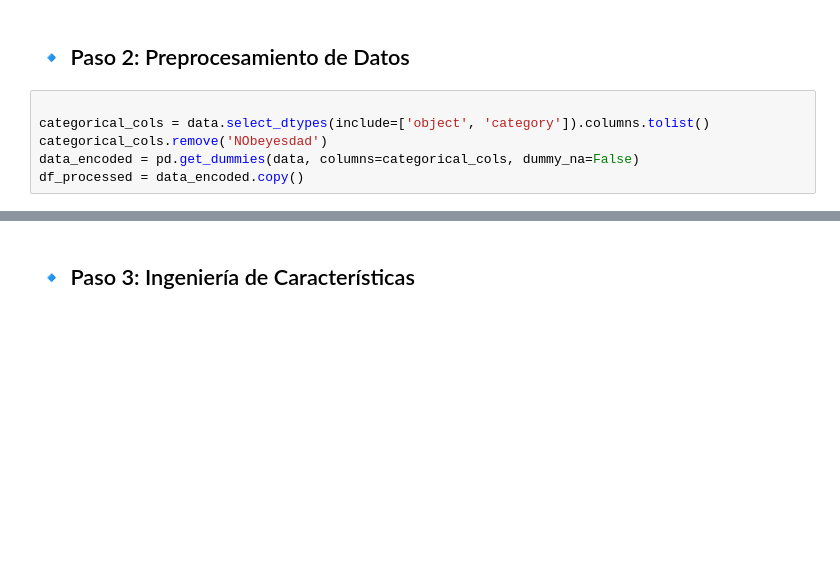
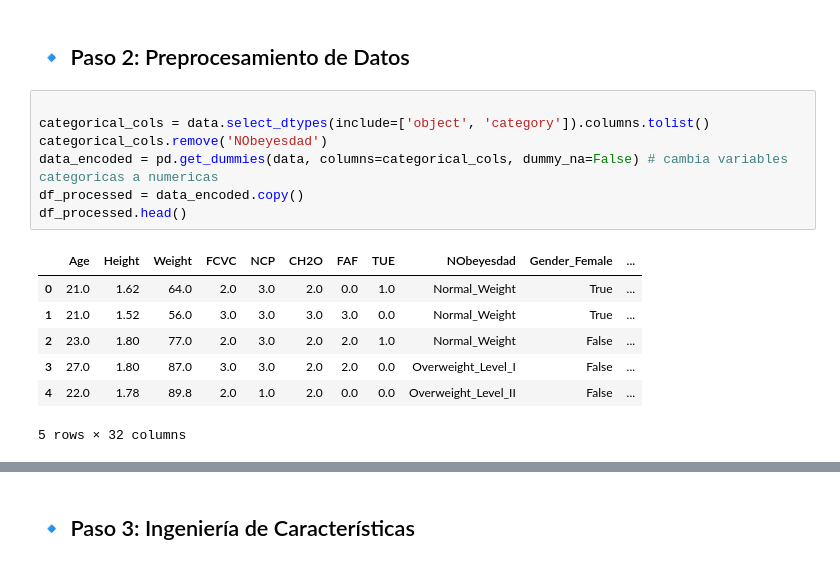
Before and after one commit to JohnReyes02/Talento_tech, a Jupyter notebook: Proyecto/2_Colab/obesidad_clasificacion_notebook.ipynb, the cells around one changed output, grey strips where cells are left out. Drawn from its saved outputs; the diff is of its cells as text; blank space fills up the shorter version.

```diff
--- a/Proyecto/2_Colab/obesidad_clasificacion_notebook.ipynb
+++ b/Proyecto/2_Colab/obesidad_clasificacion_notebook.ipynb
@@ -32,6 +39,15 @@ display(data.head())
 # %%
 
 categorical_cols = data.select_dtypes(include=['object', 'category']).columns.tolist()
 categorical_cols.remove('NObeyesdad')
-data_encoded = pd.get_dummies(data, columns=categorical_cols, dummy_na=False)
+data_encoded = pd.get_dummies(data, columns=categorical_cols, dummy_na=False) # cambia variables categoricas a numericas
 df_processed = data_encoded.copy()
+df_processed.head()
+# %% [output]
+|  | Age | Height | Weight | FCVC | NCP | CH2O | FAF | TUE | NObeyesdad | Gender_Female | ... |
+| 0 | 21.0 | 1.62 | 64.0 | 2.0 | 3.0 | 2.0 | 0.0 | 1.0 | Normal_Weight | True | ... |
+| 1 | 21.0 | 1.52 | 56.0 | 3.0 | 3.0 | 3.0 | 3.0 | 0.0 | Normal_Weight | True | ... |
+| 2 | 23.0 | 1.80 | 77.0 | 2.0 | 3.0 | 2.0 | 2.0 | 1.0 | Normal_Weight | False | ... |
+| 3 | 27.0 | 1.80 | 87.0 | 3.0 | 3.0 | 2.0 | 2.0 | 0.0 | Overweight_Level_I | False | ... |
+| 4 | 22.0 | 1.78 | 89.8 | 2.0 | 1.0 | 2.0 | 0.0 | 0.0 | Overweight_Level_II | False | ... |
+5 rows × 32 columns
```
Also changed, not shown: parts of 10 cells of this notebook, 4 other files.
